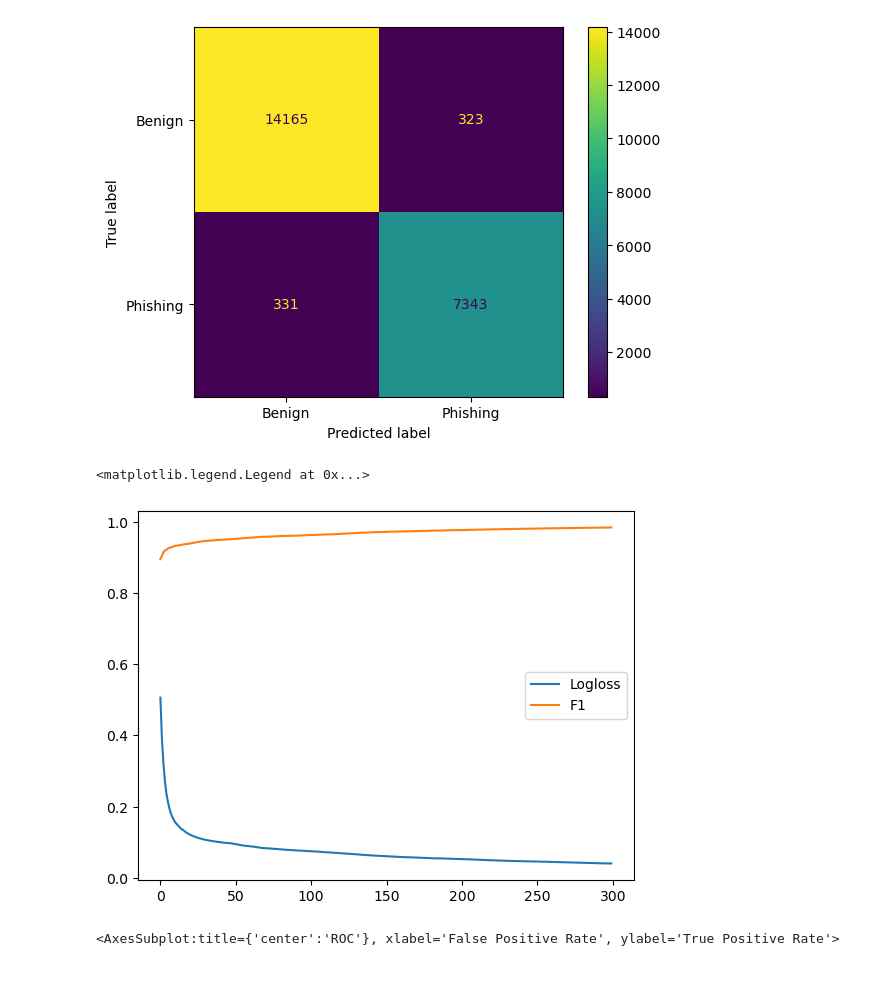
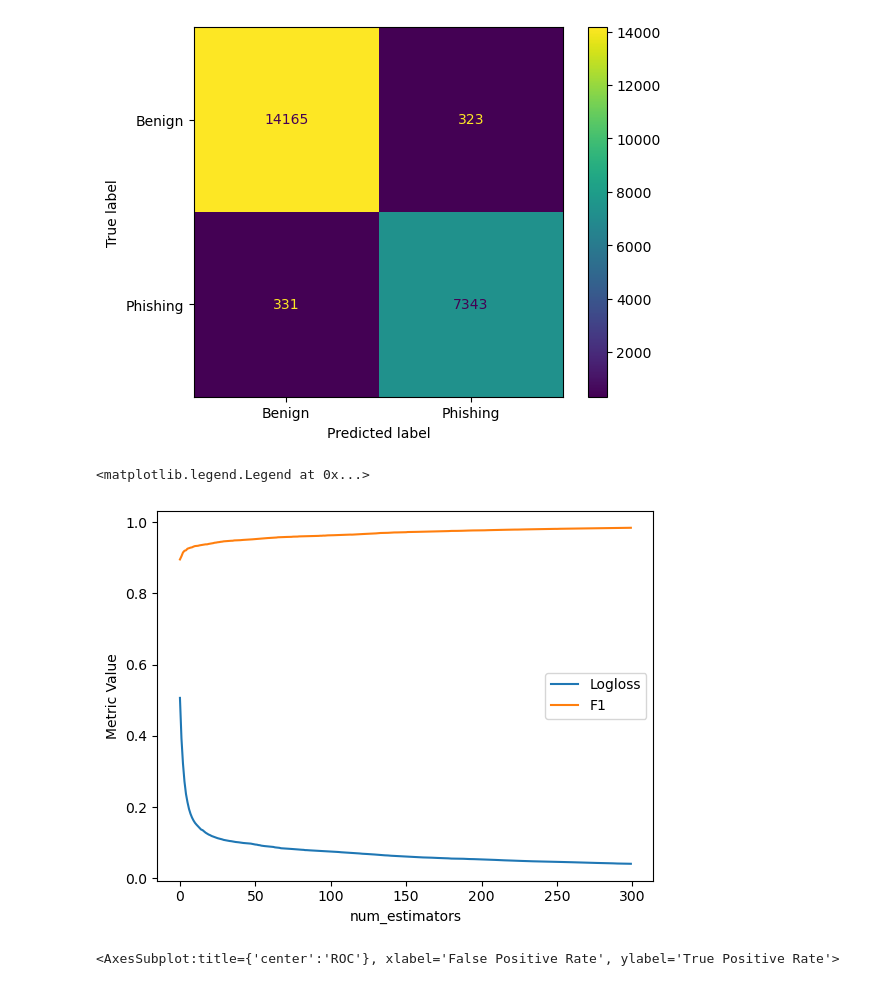
Before and after one commit to psu-daan888-team1/urlanalysis, a Jupyter notebook: jupyter/notebooks/model.ipynb, the cells around one changed output. Cells and saved outputs as stored; diff of their text form; code cells hidden in the pictures.

```diff
--- a/jupyter/notebooks/model.ipynb
+++ b/jupyter/notebooks/model.ipynb
@@ -1030,10 +1027,12 @@ cm.plot()
 # %%
 plt.plot(cb_grid_model.get_evals_result()['learn']['Logloss'], label='Logloss')
 plt.plot(cb_grid_model.get_evals_result()['learn']['F1'], label='F1')
+plt.xlabel("num_estimators")
+plt.ylabel("Metric Value")
 plt.legend()
 # %% [output]
 <matplotlib.legend.Legend at 0x...>
-[figure, old version]
+[figure, new version]
 # %%
 plot.roc(test_pred_cb, y_test)
 # %% [output]
```
Also changed, not shown: parts of 33 cells of this notebook, 3 other files.
